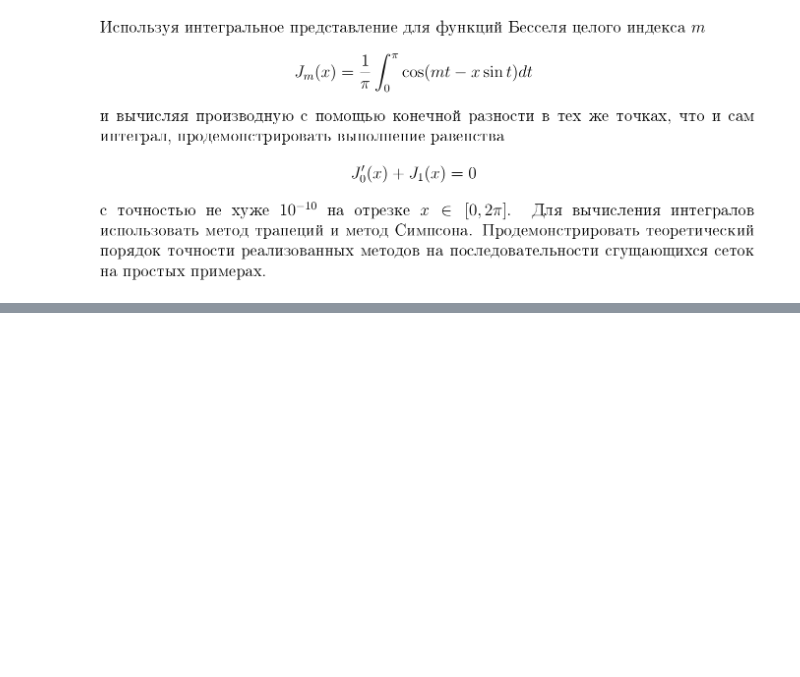
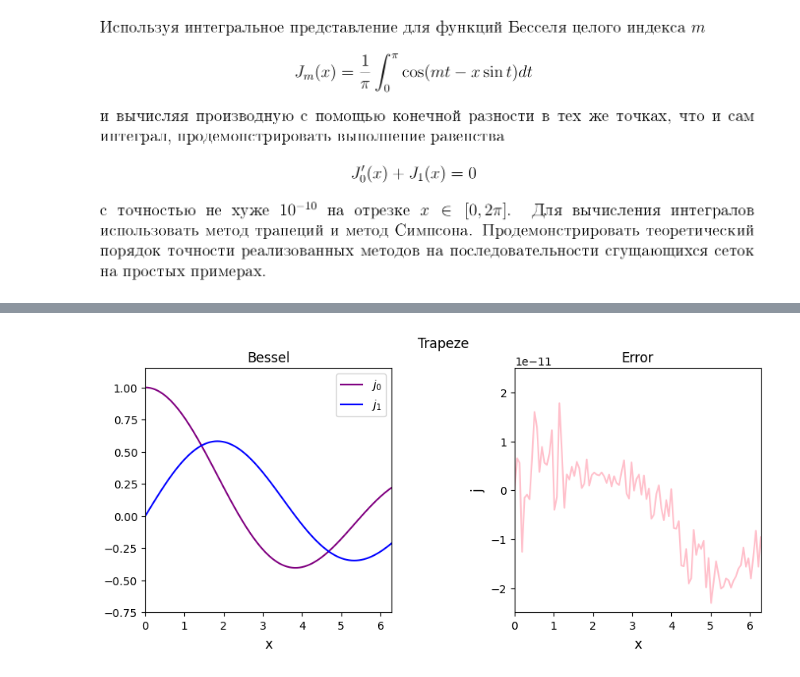
Before and after one commit to CuSynth/computational-physics, a Jupyter notebook: #4 Bessel/solution.ipynb, the cells around one changed output, grey strips where cells are left out. Saved outputs shown, nothing was run; the diff lists cells and outputs as text; code cells hidden in the pictures; blank space fills up the shorter version.

```diff
--- a/#4 Bessel/solution.ipynb
+++ b/#4 Bessel/solution.ipynb
@@ -8,0 +86,23 @@ Image('task 4.png')
+# %%
+fig = plt.figure(figsize=(10, 4))
+fig.suptitle("Trapeze")
+
+plt_j = fig.add_subplot(121)
+plt_err = fig.add_subplot(122)
+plt_j.axis([X[0], X[-1], -0.75, 1.15])
+plt_j.plot(X, j0_T, color='purple', label=r'$j_0$')
+plt_j.plot(X, j1_T, color='blue', label=r'$j_1$')
+plt_j.set_xlabel('x', labelpad=5, fontsize=12)
+plt_j.set_title('Bessel')
+plt_j.legend()
+
+plt_err.axis([X[0], X[-1], -2.5e-11, 2.5e-11])
+plt_err.plot(X, err_T, color='pink', label='err')
+plt_err.set_xlabel('x', labelpad=5, fontsize=12)
+plt_err.set_ylabel('j', labelpad=5, fontsize=12)
+plt_err.set_title('Error')
+# plt_err.legend()
+fig.subplots_adjust(hspace=0.5, wspace=0.5)
+plt.show()
+# %% [output]
+[figure, added]
```
Also changed, not shown: parts of 5 cells of this notebook.
